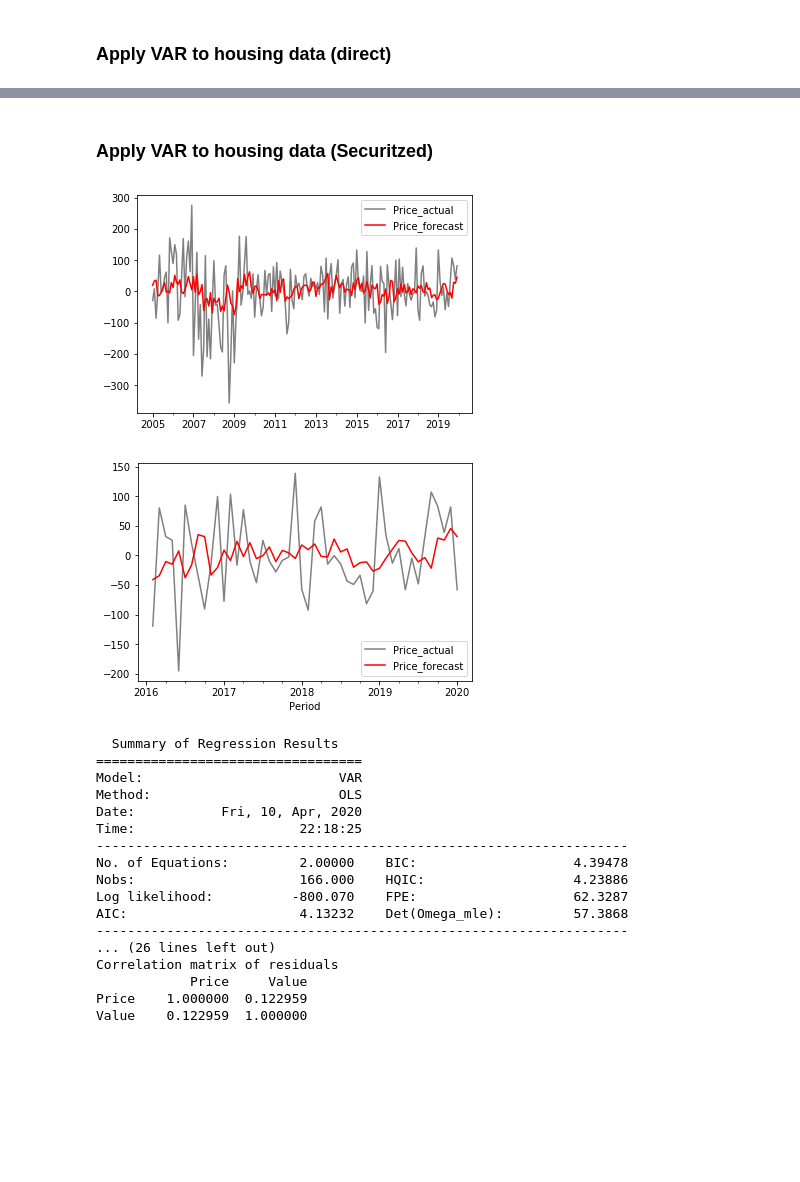
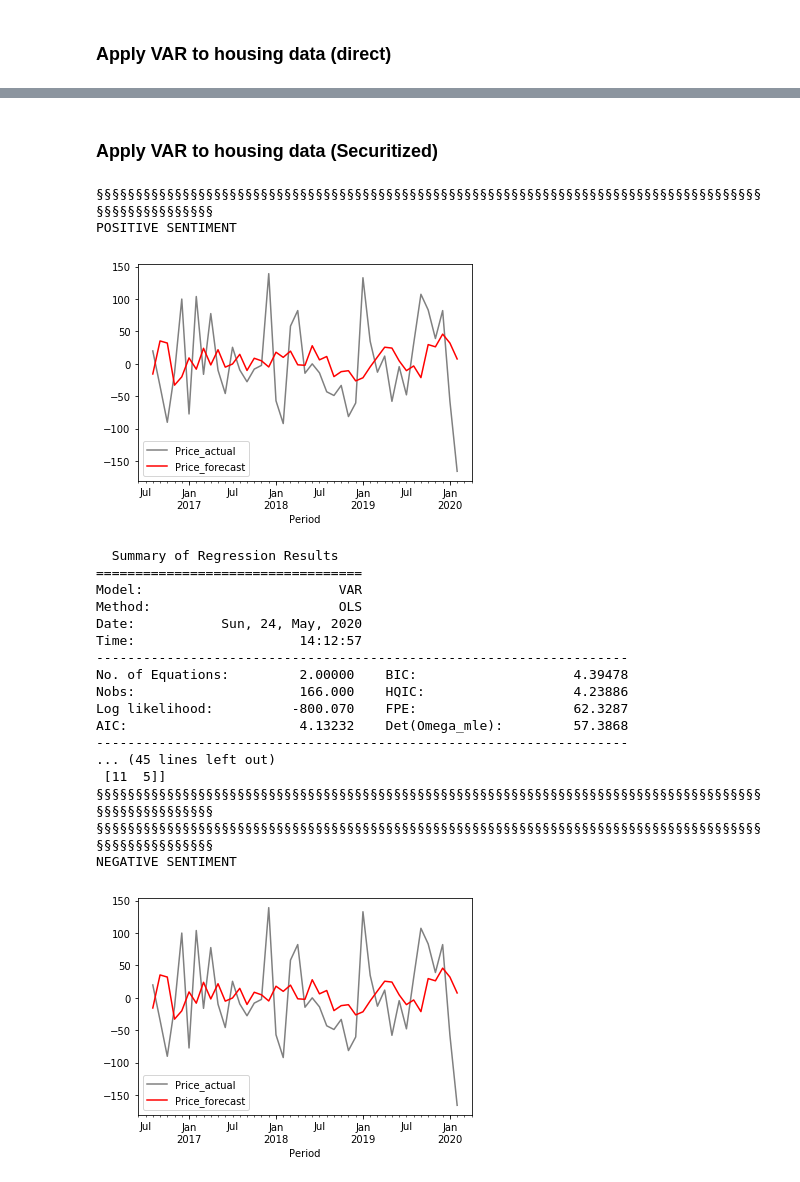
Before and after one commit to Raj1v/real-estate-market-forecasting, a Jupyter notebook: notebooks/Consumer_confidence_model.ipynb, the cells around one changed output, grey strips where cells are left out. Cells and saved outputs as stored; diff of their text form; code cells hidden in the pictures; blank space fills up the shorter version.

```diff
--- a/notebooks/Consumer_confidence_model.ipynb
+++ b/notebooks/Consumer_confidence_model.ipynb
@@ -45,37 +71,27 @@ Value                         0.002851  1.000000
 # %% [markdown]
-### Apply VAR to housing data (Securitzed)
+### Apply VAR to housing data (Securitized)
-# %%
-securitized_data = 'data/real_estate_data/securitized/FTSE EPRA_NAREIT UK Historical Data.csv'
-var_securitized = VectorAutoRegressor(housing_index=securitized_data, sentiment_index = cgi, housing_column = "Price", date_format="%b %y")
-forecast_period = pd.period_range(start="%d-1" % 2005, end="%d-12" % 2019, freq='M')
-
-#var_securitized.test_lags()
-var_securitized.fit_model(lag_order = 3)
-
-#Forecast of whole dataset
-var_securitized.forecast_period(forecast_period)
-
-# Forecast of test set
-var_securitized.forecast_period(var_direct.test_data.index)
-
-var_securitized.fit.summary()
-# %% [output]
-[figure, removed]
-[figure, removed]
-  Summary of Regression Results
-==================================
-Model:                         VAR
-Method:                        OLS
-Date:           Fri, 10, Apr, 2020
-Time:                     22:18:25
---------------------------------------------------------------------
-No. of Equations:         2.00000    BIC:                    4.39478
-Nobs:                     166.000    HQIC:                   4.23886
-Log likelihood:          -800.070    FPE:                    62.3287
-AIC:                      4.13232    Det(Omega_mle):         57.3868
---------------------------------------------------------------------
-... (26 lines left out)
-Correlation matrix of residuals
-            Price     Value
-Price    1.000000  0.122959
-Value    0.122959  1.000000
+# %%
+securitized_data = 'data/real_estate_data/securitized/FTSE EPRA_NAREIT UK Historical Data.csv'
+ev = Evaluator(model=None, articles= None, sentiment = cgi, housing_index=securitized_data, market_data_column = "Price", date_format="%b %y")
+# %% [output]
+§§§§§§§§§§§§§§§§§§§§§§§§§§§§§§§§§§§§§§§§§§§§§§§§§§§§§§§§§§§§§§§§§§§§§§§§§§§§§§§§§§§§§§§§§§§§§§§§§§§§
+POSITIVE SENTIMENT
+[figure, added]
+  Summary of Regression Results
+==================================
+Model:                         VAR
+Method:                        OLS
+Date:           Sun, 24, May, 2020
+Time:                     14:12:57
+--------------------------------------------------------------------
+No. of Equations:         2.00000    BIC:                    4.39478
+Nobs:                     166.000    HQIC:                   4.23886
+Log likelihood:          -800.070    FPE:                    62.3287
+AIC:                      4.13232    Det(Omega_mle):         57.3868
+--------------------------------------------------------------------
+... (45 lines left out)
+ [11  5]]
+§§§§§§§§§§§§§§§§§§§§§§§§§§§§§§§§§§§§§§§§§§§§§§§§§§§§§§§§§§§§§§§§§§§§§§§§§§§§§§§§§§§§§§§§§§§§§§§§§§§§
+§§§§§§§§§§§§§§§§§§§§§§§§§§§§§§§§§§§§§§§§§§§§§§§§§§§§§§§§§§§§§§§§§§§§§§§§§§§§§§§§§§§§§§§§§§§§§§§§§§§§
+NEGATIVE SENTIMENT
+[figure, added]
```
Also changed, not shown: parts of 10 cells of this notebook.
